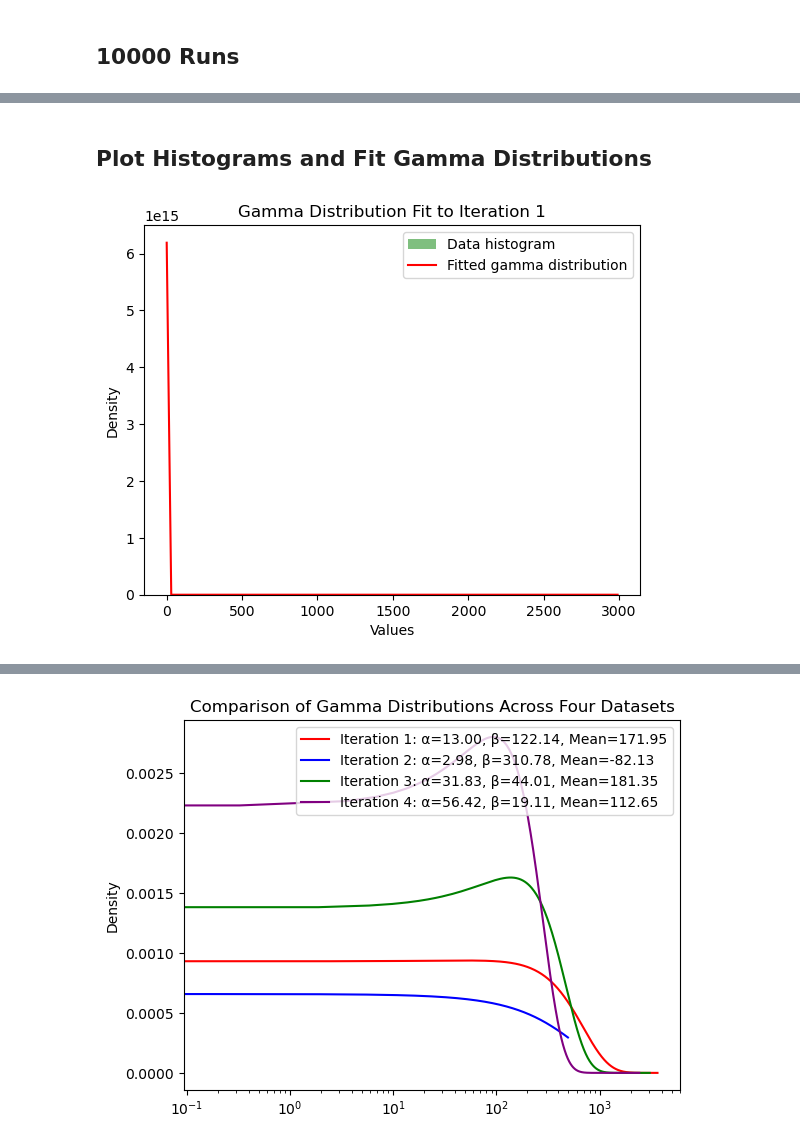
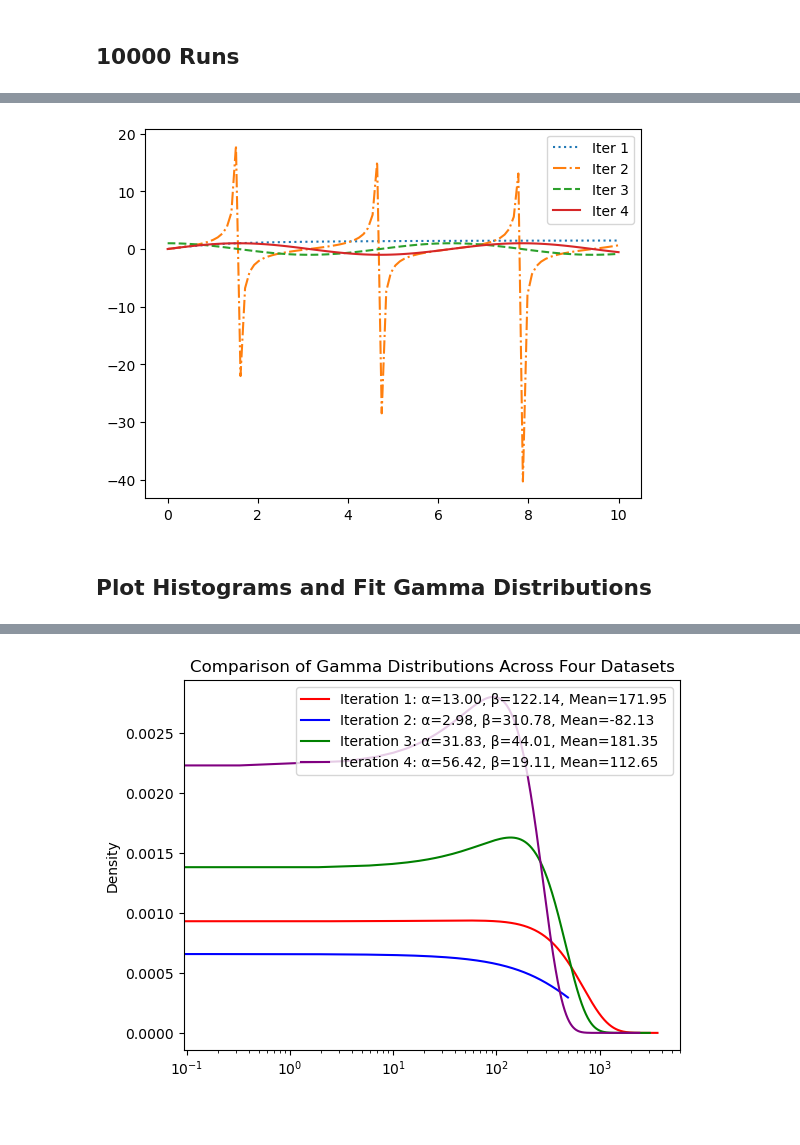
Before and after one commit to raneyoliver/CS8321Labs-public, a Jupyter notebook: lab5/Summary Results.ipynb, the cells around one changed output, grey strips where cells are left out. Drawn from its saved outputs; the diff is of its cells as text; code cells hidden in the pictures; blank space fills up the shorter version.

```diff
--- a/lab5/Summary Results.ipynb
+++ b/lab5/Summary Results.ipynb
@@ -283,35 +284,25 @@ plt.show()
+# %%
+import matplotlib.pyplot as plt
+import numpy as np
+
+# Sample data
+x = np.linspace(0, 10, 100)
+y1 = np.sin(x)
+y2 = np.cos(x)
+y3 = np.tan(x)
+y4 = np.arctan(x)
+
+# Plotting with different line styles
+plt.plot(x, y4, linestyle=':', label='Iter 1')    # Dotted line
+plt.plot(x, y3, linestyle='-.', label='Iter 2')  # Dash-dot line
+
+plt.plot(x, y2, linestyle='--', label='Iter 3')   # Dashed line
+
+plt.plot(x, y1, linestyle='-', label='Iter 4')     # Solid line
+
+plt.legend()
+plt.show()
+# %% [output]
+[figure, added]
 # %% [markdown]
 ## Plot Histograms and Fit Gamma Distributions
-# %%
-import pandas as pd
-import numpy as np
-import matplotlib.pyplot as plt
-from scipy.stats import gamma
-
-# Step 1: Load data from CSV
-data = pd.read_csv('iter1_results10000_fin.csv')
-values = data['Median_Error'].values  # Adjust the column name if different
-
-# Step 2: Fit the gamma distribution
-params = gamma.fit(values)
-
-# Step 3: Plot the histogram and the fitted distribution
-fig, ax = plt.subplots()
-# Plot histogram of the data
-ax.hist(values, bins=30, density=True, alpha=0.5, color='g', label='Data histogram')
-
-# Plot the fitted gamma distribution
-x = np.linspace(min(values), max(values), 100)
-pdf_fitted = gamma.pdf(x, *params)
-ax.plot(x, pdf_fitted, 'r-', label='Fitted gamma distribution')
-
-# Add labels and title
-ax.set_xlabel('Values')
-ax.set_ylabel('Density')
-ax.set_title('Gamma Distribution Fit to Iteration 1')
-ax.legend()
-
-# Show the plot
-plt.show()
-# %% [output]
-[figure, removed]
```
Also changed, not shown: parts of 7 cells of this notebook, 4 other files.
